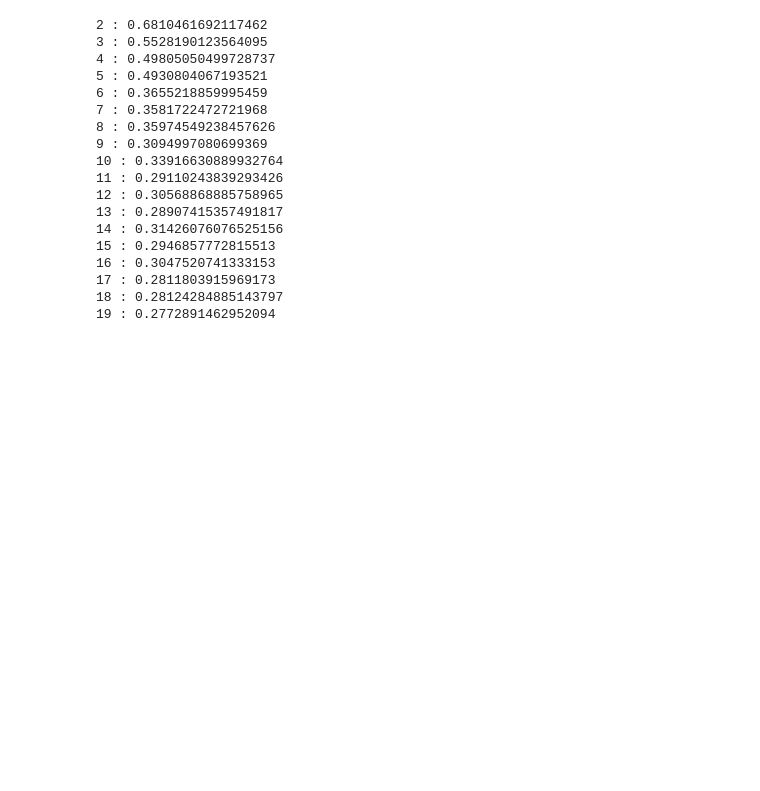
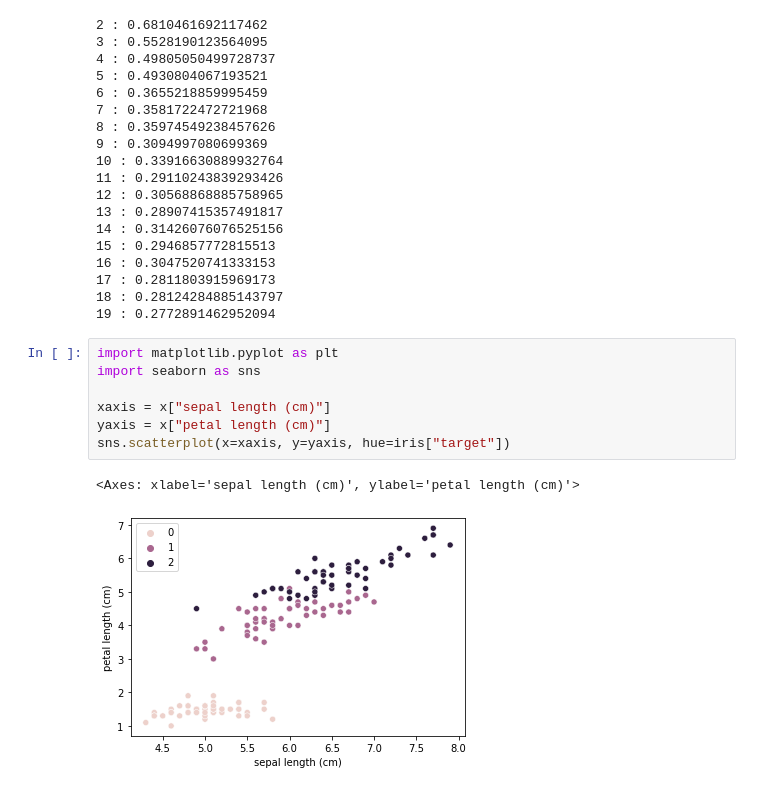
Before and after one commit to Elwing-Chou/tibaml0315, a Jupyter notebook: cluster.ipynb, the cells around one changed output. Drawn from its saved outputs; the diff is of its cells as text; blank space fills up the shorter version.

```diff
--- a/cluster.ipynb
+++ b/cluster.ipynb
@@ -88,3 +88,13 @@ for i in range(2, 20):
 17 : 0.2811803915969173
 18 : 0.28124284885143797
 19 : 0.2772891462952094
+# %%
+import matplotlib.pyplot as plt
+import seaborn as sns
+
+xaxis = x["sepal length (cm)"]
+yaxis = x["petal length (cm)"]
+sns.scatterplot(x=xaxis, y=yaxis, hue=iris["target"])
+# %% [output]
+<Axes: xlabel='sepal length (cm)', ylabel='petal length (cm)'>
+[figure, added]
```
